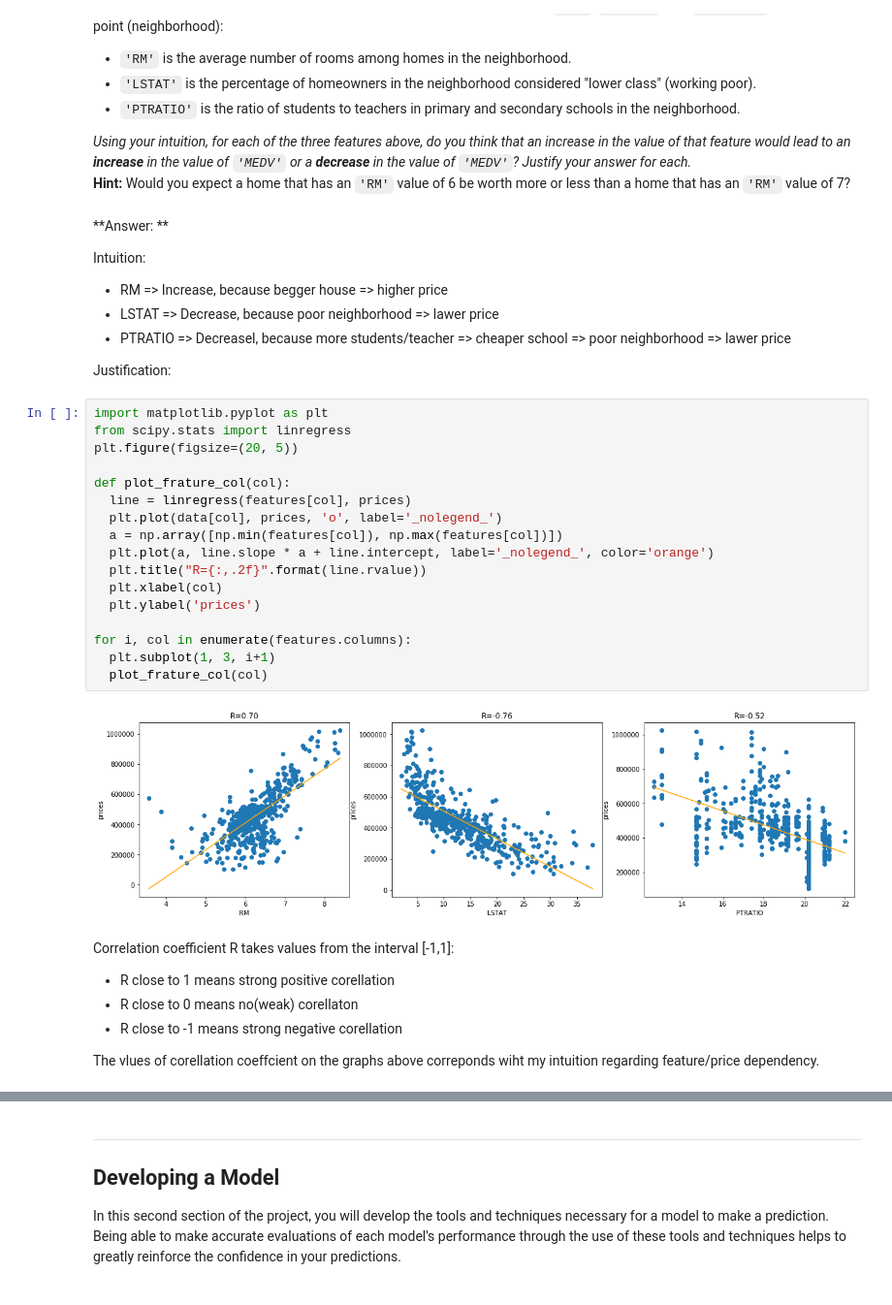
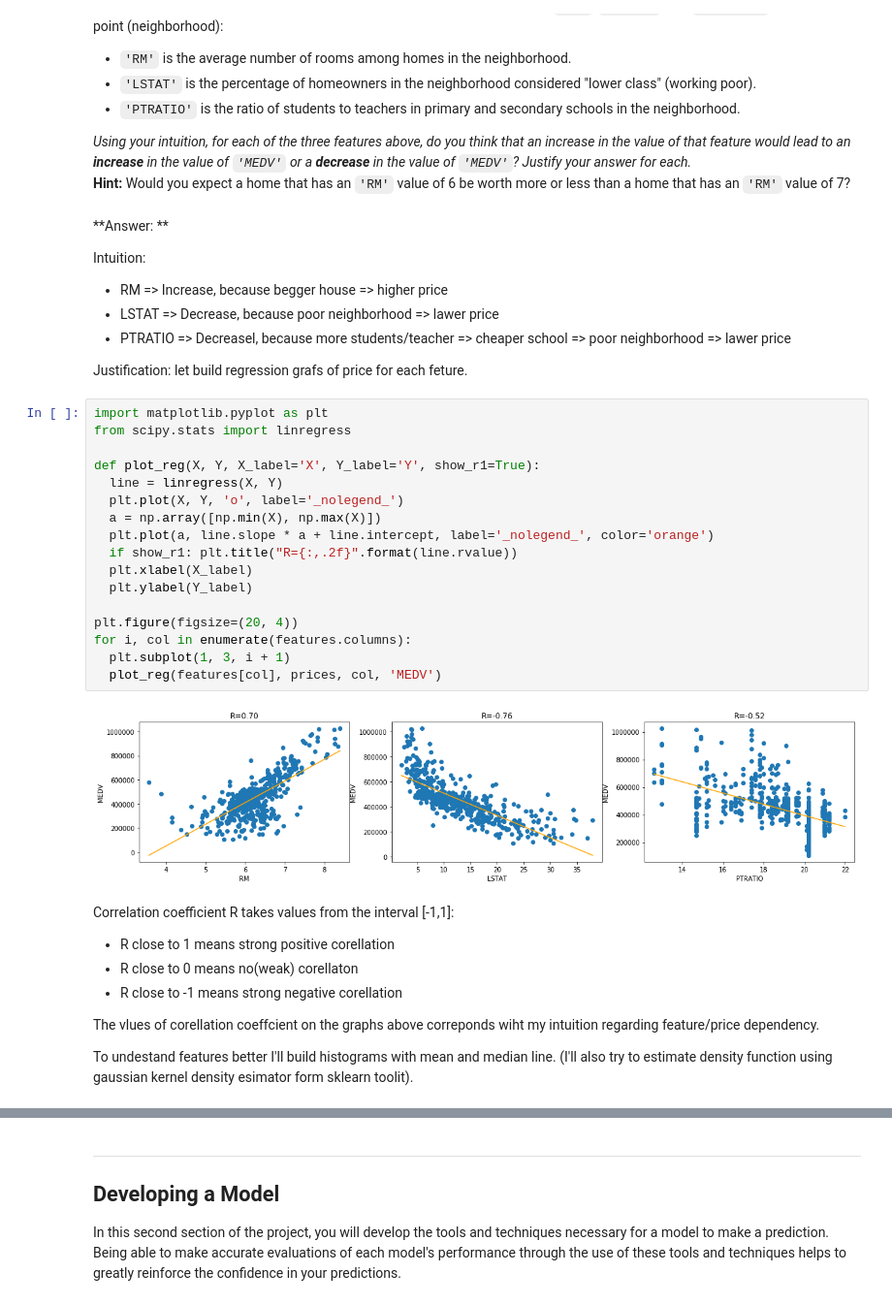
Before and after one commit to dmitrysharkov/mlnd, a Jupyter notebook: boston_housing/boston_housing.ipynb, the cells around one changed output, grey strips where cells are left out. Shown at 97% size. Saved outputs shown, nothing was run; the diff lists cells and outputs as text.

```diff
--- a/boston_housing/boston_housing.ipynb
+++ b/boston_housing/boston_housing.ipynb
@@ -100,26 +100,26 @@ Intuition:
  - LSTAT => Decrease, because poor neighborhood => lawer price
  - PTRATIO => Decreasel, because more students/teacher => cheaper school => poor neighborhood => lawer price
 
-Justification:
+Justification: let build regression grafs of price for each feture.
 # %%
 import matplotlib.pyplot as plt
 from scipy.stats import linregress
-plt.figure(figsize=(20, 5))
 
-def plot_frature_col(col):
-  line = linregress(features[col], prices)
-  plt.plot(data[col], prices, 'o', label='_nolegend_')
-  a = np.array([np.min(features[col]), np.max(features[col])])
+def plot_reg(X, Y, X_label='X', Y_label='Y', show_r1=True):
+  line = linregress(X, Y)
+  plt.plot(X, Y, 'o', label='_nolegend_')
+  a = np.array([np.min(X), np.max(X)])
   plt.plot(a, line.slope * a + line.intercept, label='_nolegend_', color='orange')
-  plt.title("R={:,.2f}".format(line.rvalue))
-  plt.xlabel(col)
-  plt.ylabel('prices')
+  if show_r1: plt.title("R={:,.2f}".format(line.rvalue))
+  plt.xlabel(X_label)
+  plt.ylabel(Y_label)
 
+plt.figure(figsize=(20, 4))
 for i, col in enumerate(features.columns):
-  plt.subplot(1, 3, i+1)
-  plot_frature_col(col)
+  plt.subplot(1, 3, i + 1)
+  plot_reg(features[col], prices, col, 'MEDV')
 # %% [output]
-[figure, old version]
+[figure, new version]
 # %% [markdown]
 Correlation coefficient R takes values from the interval [-1,1]:
 
@@ -127,4 +127,8 @@ Correlation coefficient R takes values from the interval [-1,1]:
 - R close to 0 means no(weak) corellaton
 - R close to -1 means strong negative corellation
 
-The vlues of corellation coeffcient on the graphs above correponds wiht my intuition regarding feature/price dependency.
+The vlues of corellation coeffcient on the graphs above correponds wiht my intuition regarding feature/price
+dependency.
+
+To undestand features better I'll build histograms with mean and median line.
+(I'll also try to estimate density function using gaussian kernel density esimator form sklearn toolit).
```
Also changed, not shown: parts of 32 cells of this notebook, 3 other files.
